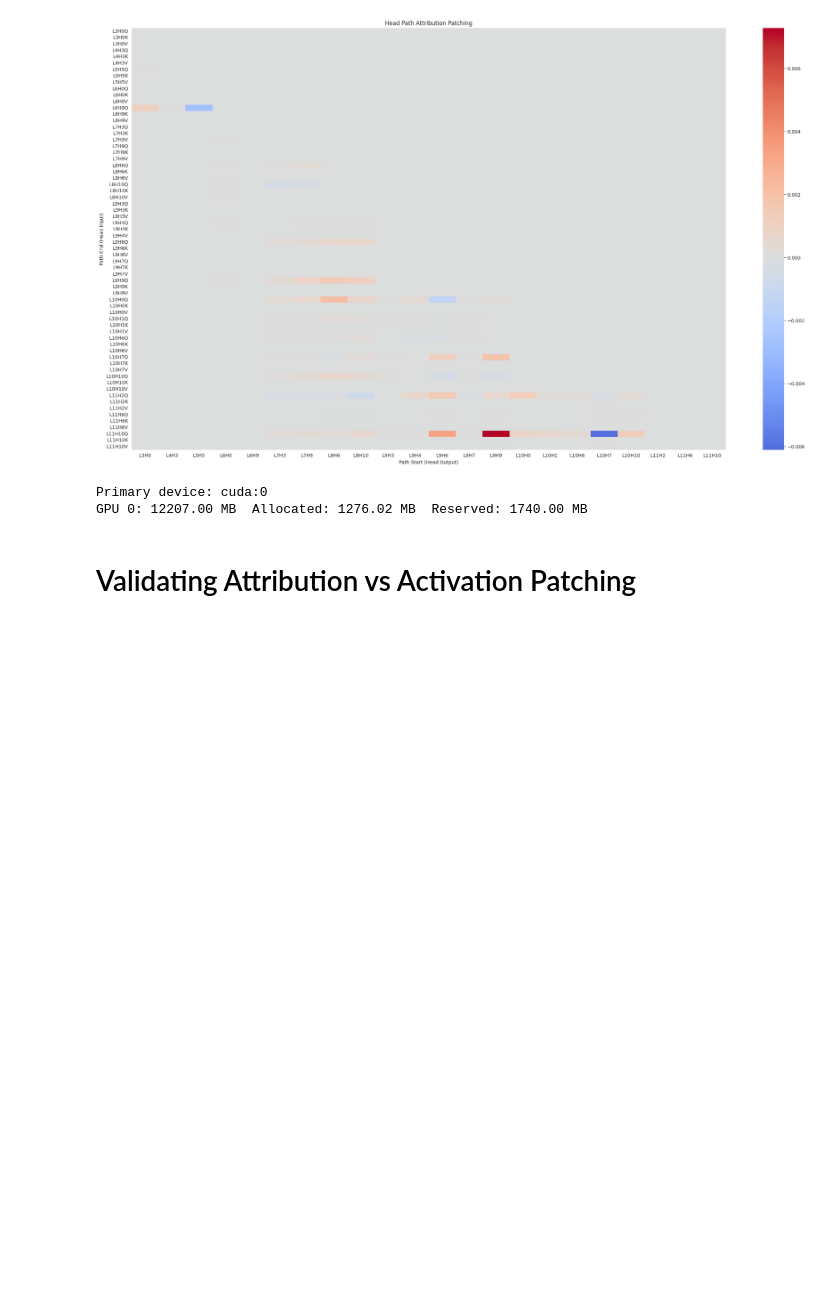
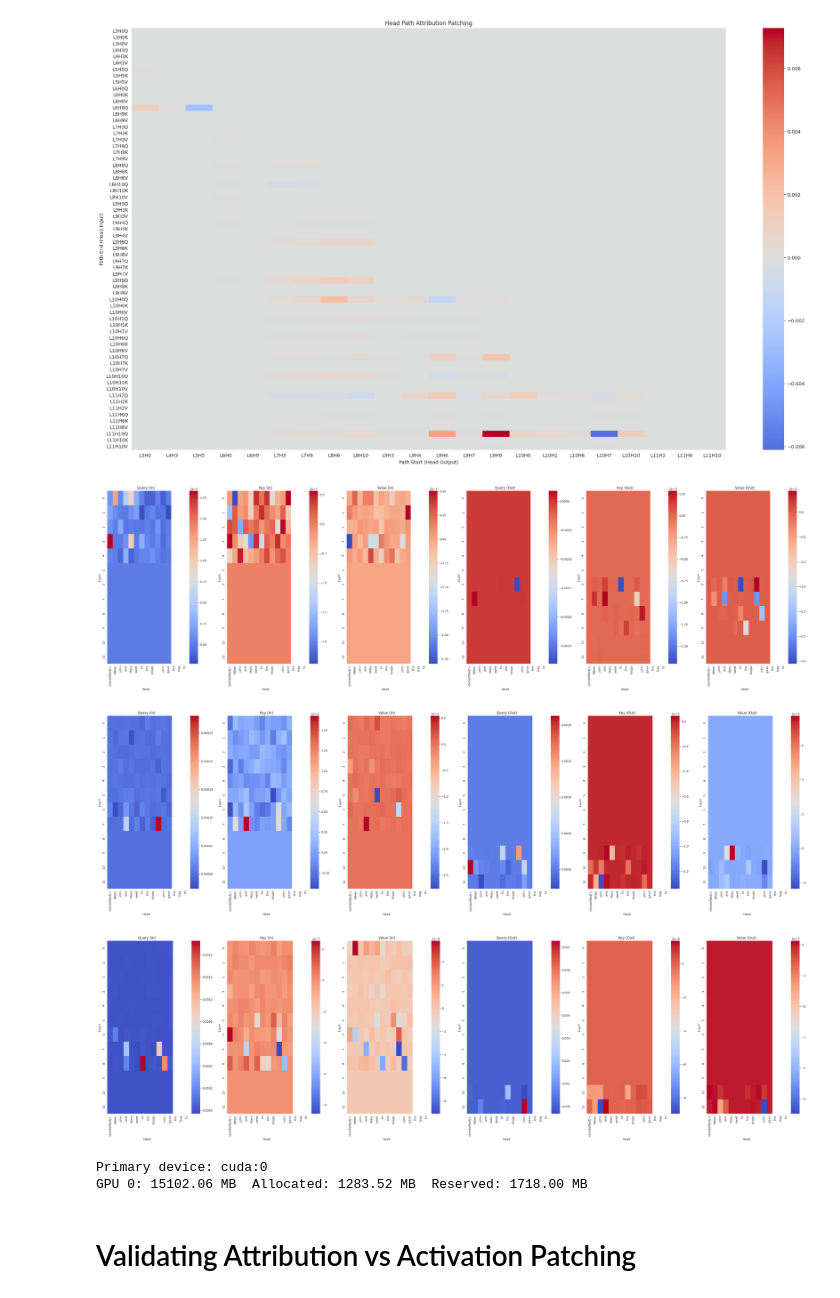
Before and after one commit to NainaniJatinZ/MechInterpCodeLLMs, a Jupyter notebook: experiments/InfoRetrieval/AttributionPatching_viz.ipynb, the cells around one changed output. Cells and saved outputs as stored; diff of their text form; code cells hidden in the pictures; blank space fills up the shorter version.

Commit message:
added two plots 5/11

```diff
--- a/experiments/InfoRetrieval/AttributionPatching_viz.ipynb
+++ b/experiments/InfoRetrieval/AttributionPatching_viz.ipynb
@@ -917,27 +917,48 @@ top_head_path_attr = einops.rearrange(
 # %%
 interesting_heads = [
     5 * model.cfg.n_heads + 5,
     8 * model.cfg.n_heads + 6,
     9 * model.cfg.n_heads + 9,
 ]
 interesting_head_labels = [HEAD_NAMES[i] for i in interesting_heads]
 for head_index, label in zip(interesting_heads, interesting_head_labels):
     in_paths = head_path_attr[3 * head_index : 3 * head_index + 3].sum(-1)
     out_paths = head_path_attr[:, head_index].sum(-1)
     out_paths = einops.rearrange(out_paths, "(layer_head qkv) -> qkv layer_head", qkv=3)
     all_paths = torch.cat([in_paths, out_paths], dim=0)
     all_paths = einops.rearrange(
         all_paths,
         "path_type (layer head) -> path_type layer head",
         layer=model.cfg.n_layers,
         head=model.cfg.n_heads,
     )
+    fig, axs = plt.subplots(1,6, figsize=(34, 10))
+    facet_labels=["Query (In)",
+            "Key (In)",
+            "Value (In)",
+            "Query (Out)",
+            "Key (Out)",
+            "Value (Out)",
+        ]
+
+    for i in range(6):
+        fig = sns.heatmap(all_paths.cpu().detach().numpy()[i], ax = axs[i], xticklabels= model.to_str_tokens(clean_tokens[0]), cmap='coolwarm')
+        axs[i].set_title(facet_labels[i])
+        axs[i].set_xlabel('Head')
+        axs[i].set_ylabel('Layer')
+
+    plt.tight_layout()
+    plt.show()
 # TODO - implement visualization for input/output paths per head
 
+
 check_gpu_memory()
 # %% [output]
+[figure, added]
+[figure, added]
+[figure, added]
 Primary device: cuda:0
-GPU 0: 12207.00 MB  Allocated: 1276.02 MB  Reserved: 1740.00 MB
+GPU 0: 15102.06 MB  Allocated: 1283.52 MB  Reserved: 1718.00 MB
 # %% [markdown]
 # Validating Attribution vs Activation Patching
 # %%
```
Also changed, not shown: parts of 9 cells of this notebook.
